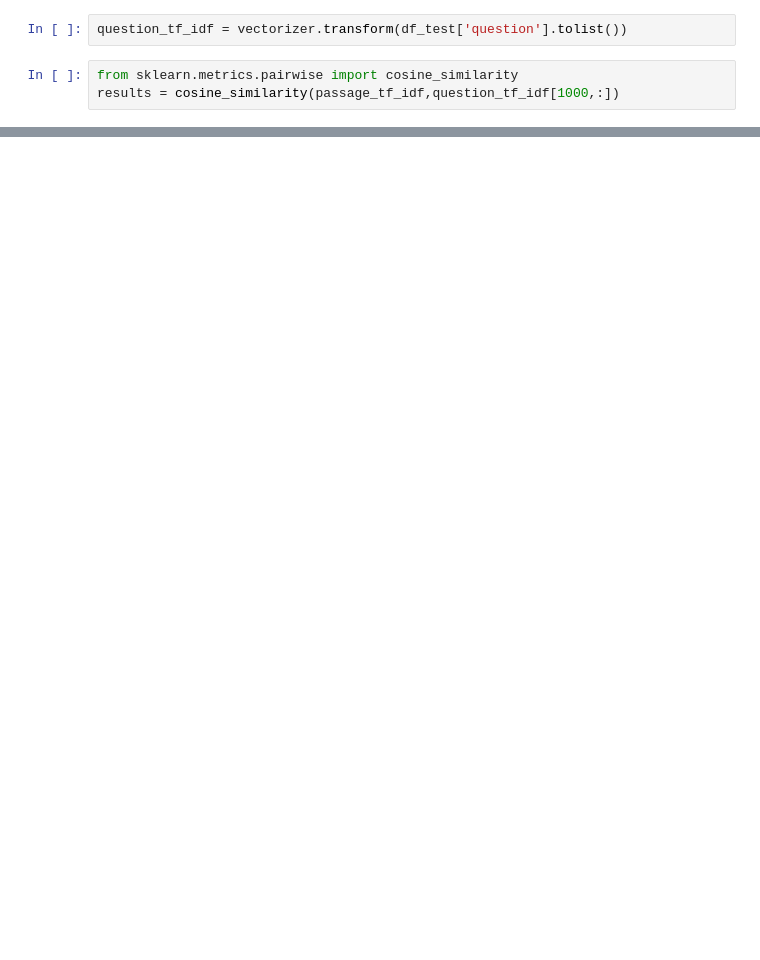
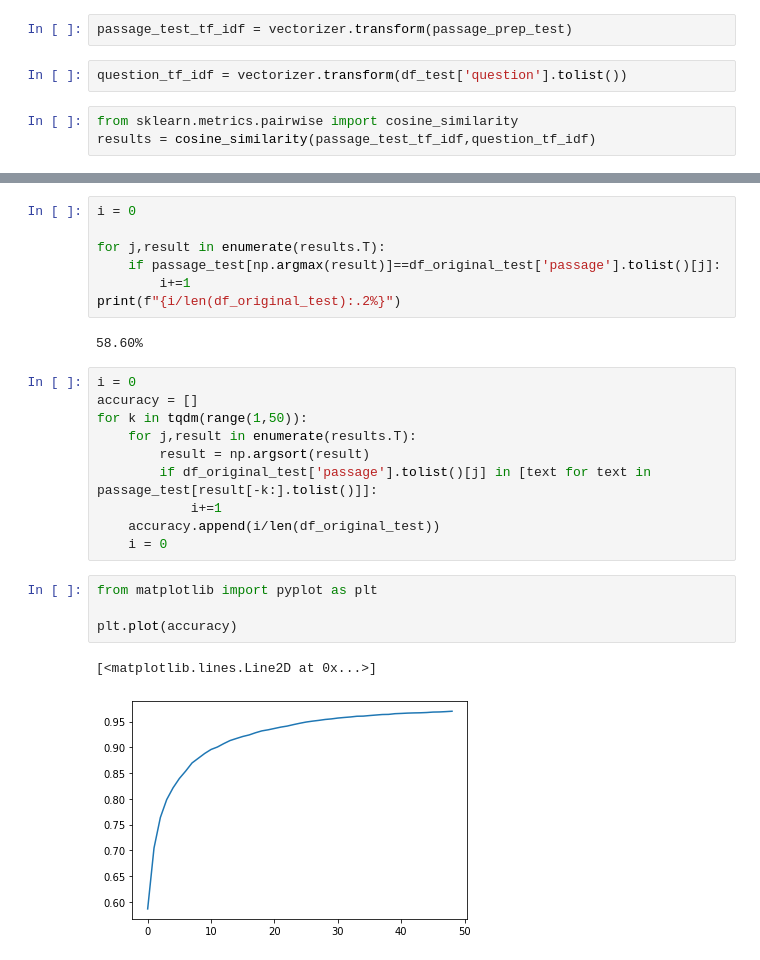
Before and after one commit to the-SQuAD-squad/IR, a Jupyter notebook: IR.ipynb, the cells around one changed output, grey strips where cells are left out. Saved outputs shown, nothing was run; the diff lists cells and outputs as text; blank space fills up the shorter version.

```diff
--- a/IR.ipynb
+++ b/IR.ipynb
@@ -218,5 +264,7 @@ passage_test = vectorizer.transform(df_test['passage'].tolist())
+# %%
+passage_test_tf_idf = vectorizer.transform(passage_prep_test)
 # %%
 question_tf_idf = vectorizer.transform(df_test['question'].tolist())
 # %%
 from sklearn.metrics.pairwise import cosine_similarity
-results = cosine_similarity(passage_tf_idf,question_tf_idf[1000,:])
+results = cosine_similarity(passage_test_tf_idf,question_tf_idf)
@@ -247,0 +271,26 @@ df_clean
+# %%
+i = 0
+
+for j,result in enumerate(results.T):
+    if passage_test[np.argmax(result)]==df_original_test['passage'].tolist()[j]:
+        i+=1
+print(f"{i/len(df_original_test):.2%}")
+# %% [output]
+58.60%
+# %%
+i = 0
+accuracy = []
+for k in tqdm(range(1,50)):
+    for j,result in enumerate(results.T):
+        result = np.argsort(result)
+        if df_original_test['passage'].tolist()[j] in [text for text in passage_test[result[-k:].tolist()]]:
+            i+=1
+    accuracy.append(i/len(df_original_test))
+    i = 0
+# %%
+from matplotlib import pyplot as plt
+
+plt.plot(accuracy)
+# %% [output]
+[<matplotlib.lines.Line2D at 0x...>]
+[figure, added]
```
Also changed, not shown: parts of 11 cells of this notebook.
